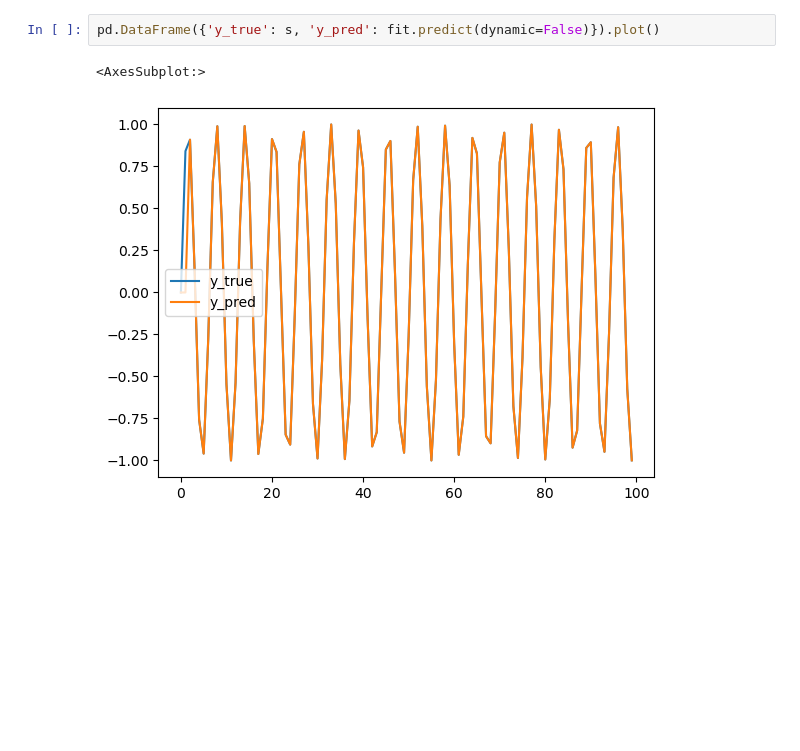
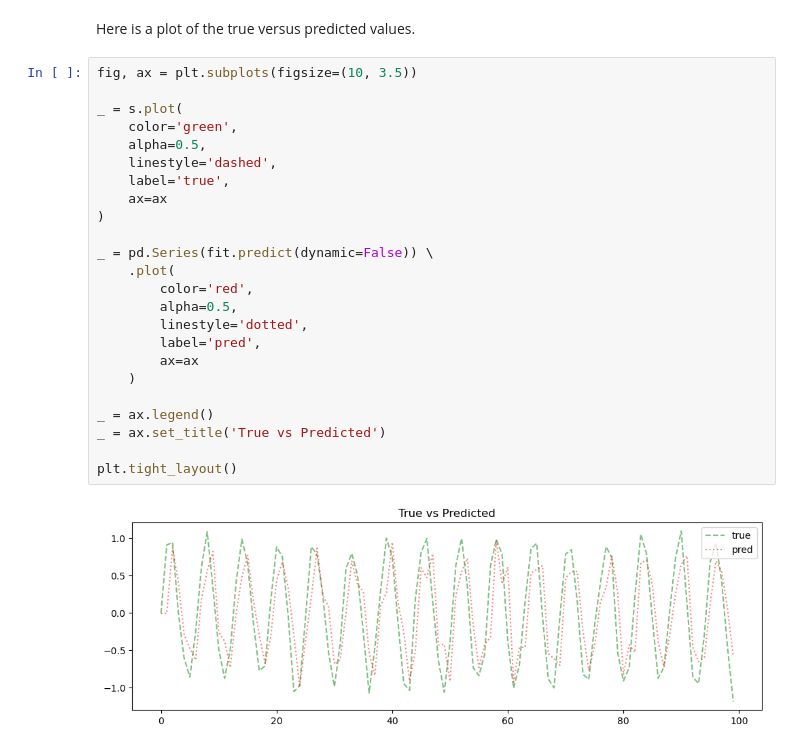
Before and after one commit to oneoffcoder/books, a Jupyter notebook: sphinx/datascience/source/arima.ipynb, the cells around one changed output. Drawn from its saved outputs; the diff is of its cells as text; blank space fills up the shorter version.

```diff
--- a/sphinx/datascience/source/arima.ipynb
+++ b/sphinx/datascience/source/arima.ipynb
@@ -119,5 +151,28 @@ plt.tight_layout()
-# %%
-pd.DataFrame({'y_true': s, 'y_pred': fit.predict(dynamic=False)}).plot()
-# %% [output]
-<AxesSubplot:>
-[figure, removed]
+# %% [markdown]
+Here is a plot of the true versus predicted values.
+# %%
+fig, ax = plt.subplots(figsize=(10, 3.5))
+
+_ = s.plot(
+    color='green',
+    alpha=0.5,
+    linestyle='dashed',
+    label='true',
+    ax=ax
+)
+
+_ = pd.Series(fit.predict(dynamic=False)) \
+    .plot(
+        color='red',
+        alpha=0.5,
+        linestyle='dotted',
+        label='pred',
+        ax=ax
+    )
+
+_ = ax.legend()
+_ = ax.set_title('True vs Predicted')
+
+plt.tight_layout()
+# %% [output]
+[figure, added]
```
Also changed, not shown: parts of 15 cells of this notebook.
